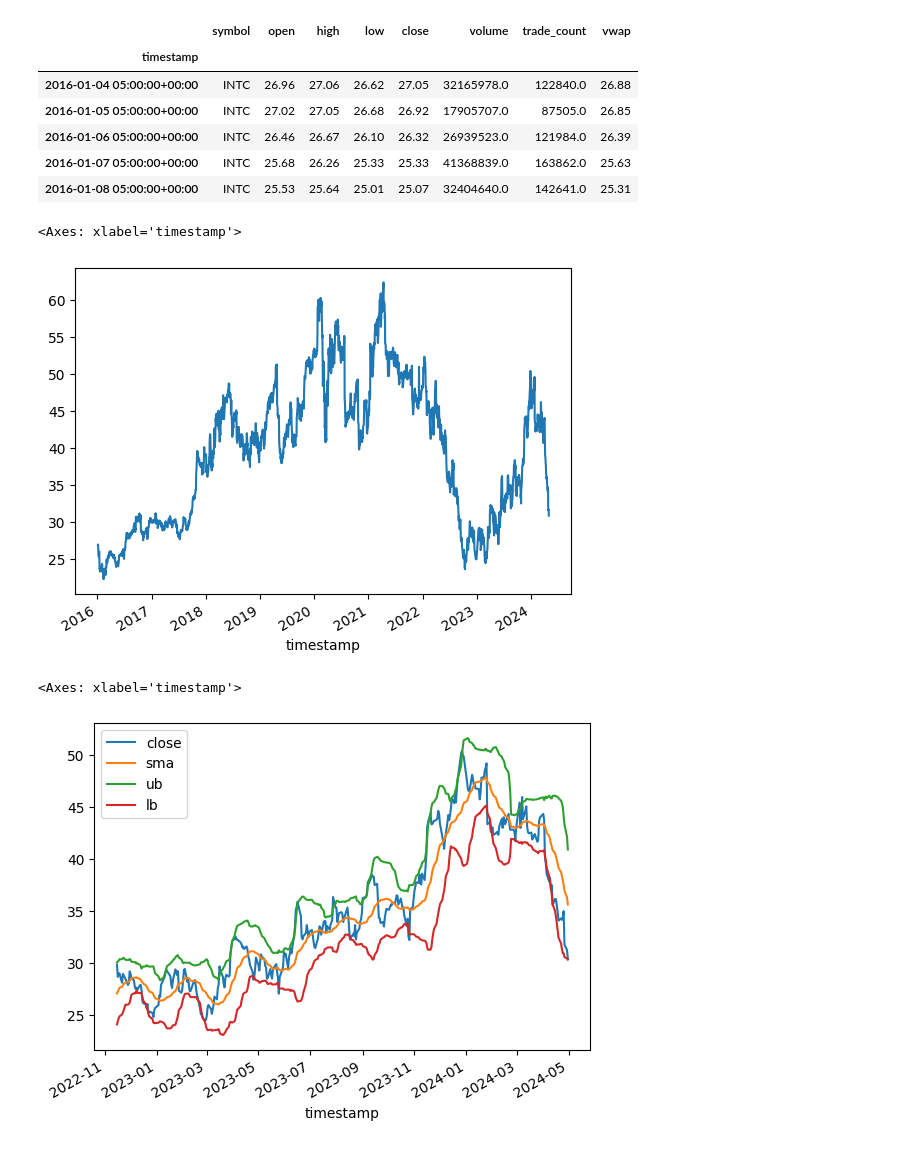
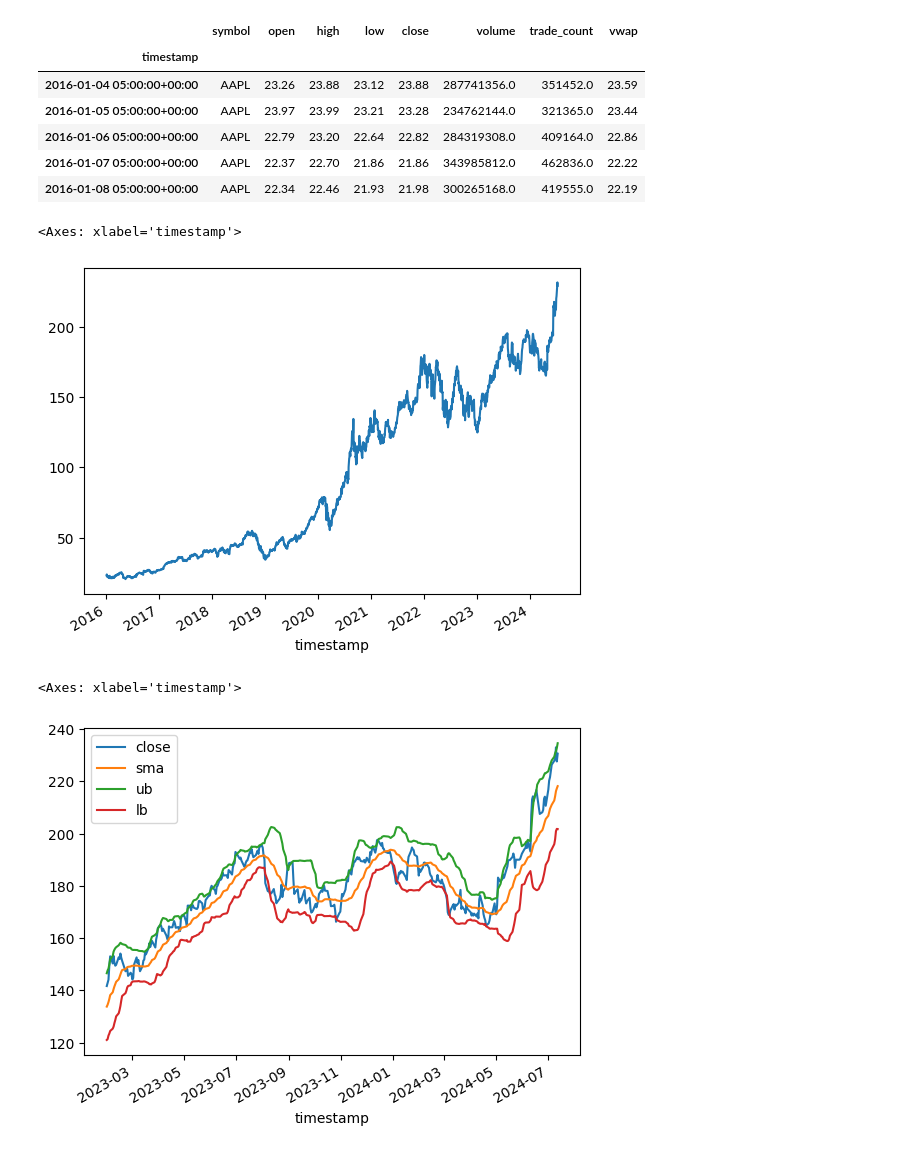
Before and after one commit to AxelGard/cira-examples, a Jupyter notebook: bollinger-bands.ipynb, the cells around one changed output. Drawn from its saved outputs; the diff is of its cells as text; code cells hidden in the pictures.

```diff
--- a/bollinger-bands.ipynb
+++ b/bollinger-bands.ipynb
@@ -1,39 +1,39 @@
 # %%
 import cira
 import pandas as pd
 import numpy as np
 import matplotlib.pyplot as plt
 from datetime import datetime
 from os.path import exists
 
 cira.auth.KEY_FILE = "../alpc_key.json"
 assert cira.auth.check_keys(), "the set keys dose not work"
 
-SYMBOL = "INTC"
+SYMBOL = "AAPL"
 SYM_HIST_FILE = f'./{SYMBOL.replace("/", "_")}.csv'
 
 stk = cira.Stock(SYMBOL)
 
 if not exists(SYM_HIST_FILE): # chacheing historical data
     start = datetime(2015, 5, 1)
     end = datetime.now().date()
     stk.save_historical_data(SYM_HIST_FILE, start, end)
 
 data = stk.load_historical_data(SYM_HIST_FILE)
 data.head()
 # %% [output]
 |  | symbol | open | high | low | close | volume | trade_count | vwap |
 | timestamp |  |  |  |  |  |  |  |  |
-| 2016-01-04 05:00:00+00:00 | INTC | 26.96 | 27.06 | 26.62 | 27.05 | 32165978.0 | 122840.0 | 26.88 |
-| 2016-01-05 05:00:00+00:00 | INTC | 27.02 | 27.05 | 26.68 | 26.92 | 17905707.0 | 87505.0 | 26.85 |
-| 2016-01-06 05:00:00+00:00 | INTC | 26.46 | 26.67 | 26.10 | 26.32 | 26939523.0 | 121984.0 | 26.39 |
-| 2016-01-07 05:00:00+00:00 | INTC | 25.68 | 26.26 | 25.33 | 25.33 | 41368839.0 | 163862.0 | 25.63 |
-| 2016-01-08 05:00:00+00:00 | INTC | 25.53 | 25.64 | 25.01 | 25.07 | 32404640.0 | 142641.0 | 25.31 |
+| 2016-01-04 05:00:00+00:00 | AAPL | 23.26 | 23.88 | 23.12 | 23.88 | 287741356.0 | 351452.0 | 23.59 |
+| 2016-01-05 05:00:00+00:00 | AAPL | 23.97 | 23.99 | 23.21 | 23.28 | 234762144.0 | 321365.0 | 23.44 |
+| 2016-01-06 05:00:00+00:00 | AAPL | 22.79 | 23.20 | 22.64 | 22.82 | 284319308.0 | 409164.0 | 22.86 |
+| 2016-01-07 05:00:00+00:00 | AAPL | 22.37 | 22.70 | 21.86 | 21.86 | 343985812.0 | 462836.0 | 22.22 |
+| 2016-01-08 05:00:00+00:00 | AAPL | 22.34 | 22.46 | 21.93 | 21.98 | 300265168.0 | 419555.0 | 22.19 |
 # %%
 data["open"].plot()
 # %% [output]
 <Axes: xlabel='timestamp'>
-[figure, old version]
+[figure, new version]
 # %%
 data["sma"] = data["close"].rolling(window=20).mean() # simple moving avrage
 data["sd"] = data["close"].rolling(window=20).std()
@@ -44,7 +44,7 @@ data["lb"] = data["sma"] - 2 * data["sd"]
 data.iloc[-365:][["close", "sma", "ub", "lb"]].plot()
 # %% [output]
 <Axes: xlabel='timestamp'>
-[figure, old version]
+[figure, new version]
 # %%
 split_prc = 0.3
 train_data = data.iloc[:int(len(data)*split_prc)]
```
Also changed, not shown: parts of 7 cells of this notebook, 3 other files.
